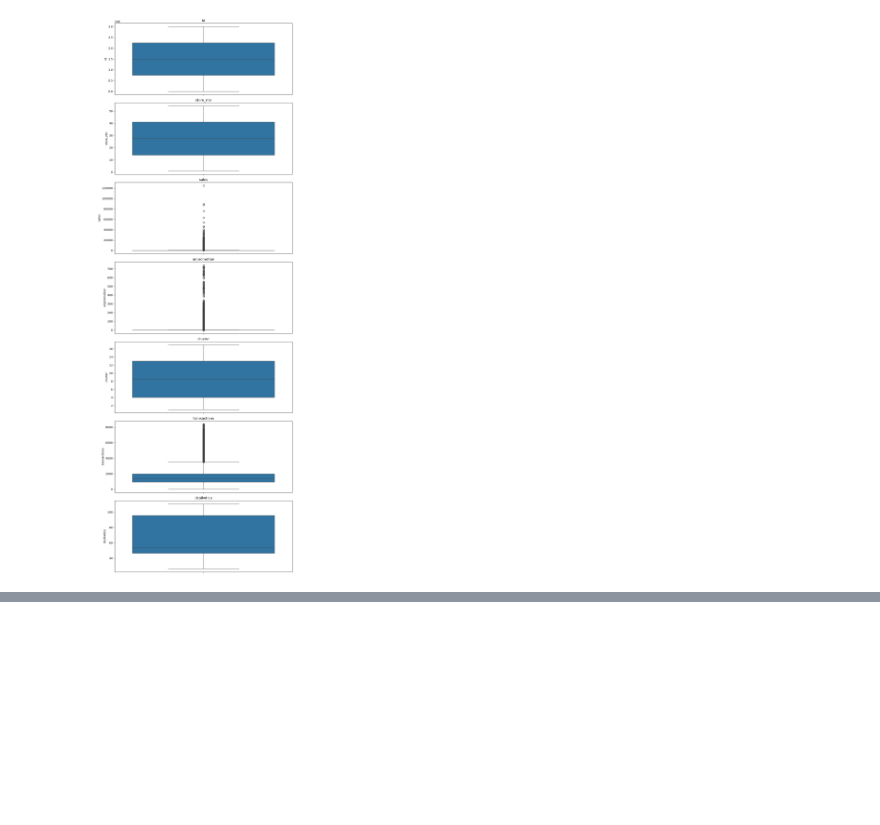
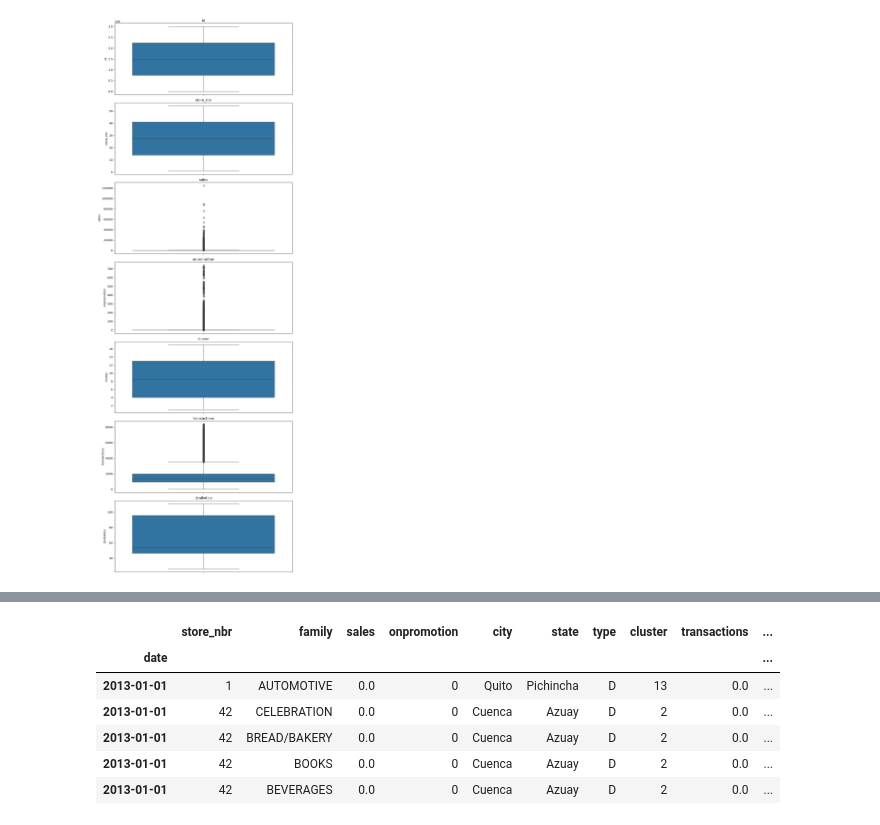
Before and after one commit to AlejandroBeldaFernandez/Store-Sales, a Jupyter notebook: Store Sales.ipynb, the cells around one changed output, grey strips where cells are left out. Cells and saved outputs as stored; diff of their text form; code cells hidden in the pictures; blank space fills up the shorter version.

Commit message:
Change index of dataframe

```diff
--- a/Store Sales.ipynb
+++ b/Store Sales.ipynb
@@ -413,0 +421,13 @@ plt.tight_layout()
+# %%
+stores_sales.set_index('date', inplace=True)
+stores_sales.sort_index(inplace=True)
+stores_sales.drop(columns=['id'], inplace=True)
+stores_sales.head()
+# %% [output]
+|  | store_nbr | family | sales | onpromotion | city | state | type | cluster | transactions | ... |
+| date |  |  |  |  |  |  |  |  |  | ... |
+| 2013-01-01 | 1 | AUTOMOTIVE | 0.0 | 0 | Quito | Pichincha | D | 13 | 0.0 | ... |
+| 2013-01-01 | 42 | CELEBRATION | 0.0 | 0 | Cuenca | Azuay | D | 2 | 0.0 | ... |
+| 2013-01-01 | 42 | BREAD/BAKERY | 0.0 | 0 | Cuenca | Azuay | D | 2 | 0.0 | ... |
+| 2013-01-01 | 42 | BOOKS | 0.0 | 0 | Cuenca | Azuay | D | 2 | 0.0 | ... |
+| 2013-01-01 | 42 | BEVERAGES | 0.0 | 0 | Cuenca | Azuay | D | 2 | 0.0 | ... |
```
Also changed, not shown: parts of 2 cells of this notebook.
